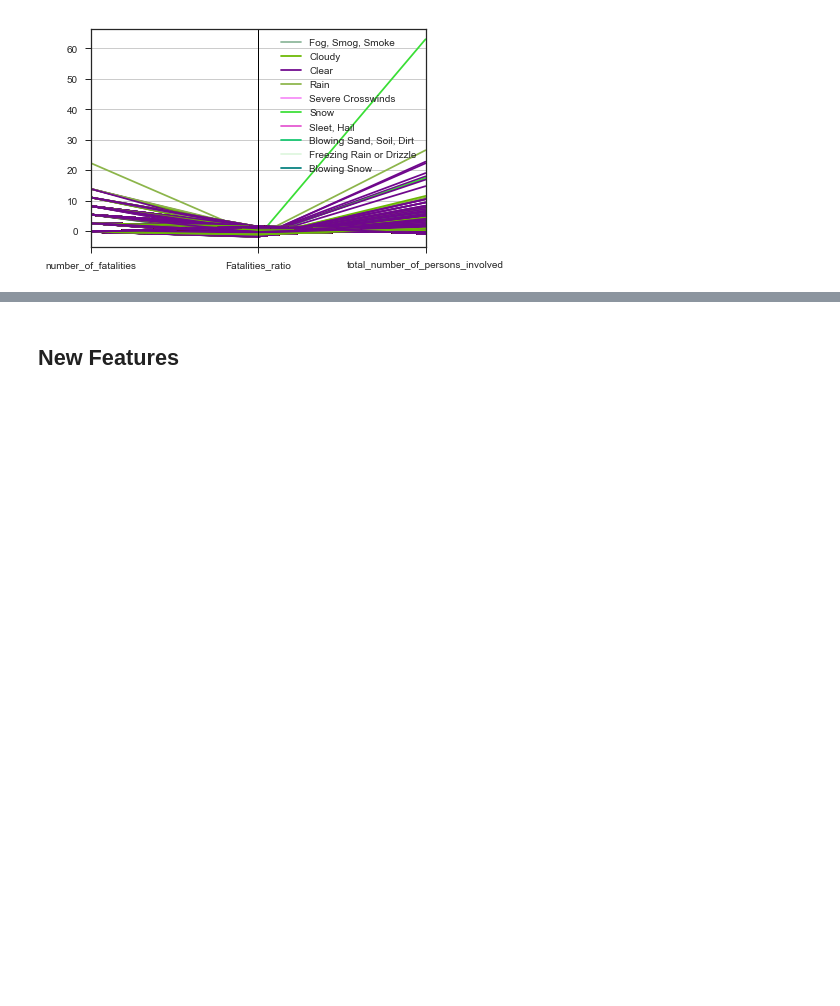
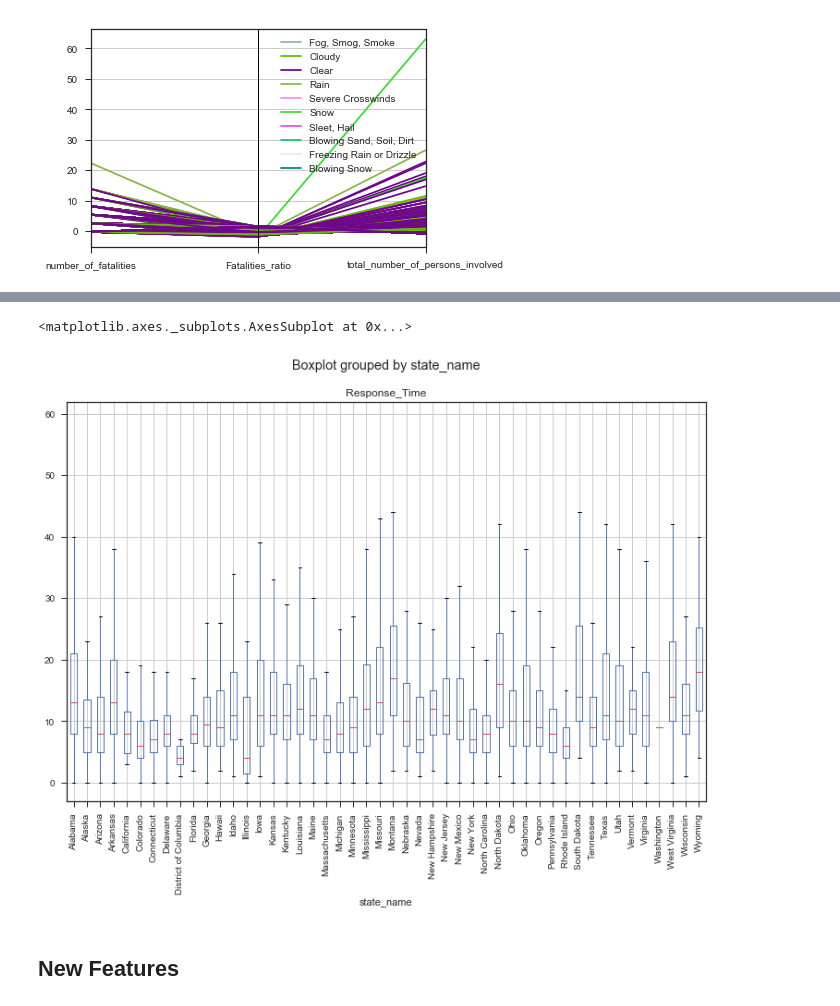
Before and after one commit to ecantu75/DataMining_Lab1, a Jupyter notebook: MSDS_7331_DataMining_Lab1.ipynb, the cells around one changed output, grey strips where cells are left out. Drawn from its saved outputs; the diff is of its cells as text; code cells hidden in the pictures; blank space fills up the shorter version.

```diff
--- a/MSDS_7331_DataMining_Lab1.ipynb
+++ b/MSDS_7331_DataMining_Lab1.ipynb
@@ -710,3 +767,10 @@ parallel_coordinates(acc_sub_normalized, 'atmospheric_conditions_name')
+# %%
+# Boxplot to compare the state reponse times
+Accident_df_fixed_Res= Accident_df[Accident_df.Response_Time < 60]
+Accident_df_fixed_Res.boxplot(column='Response_Time', by = 'state_name', rot=90, figsize=(12,8))
+# %% [output]
+<matplotlib.axes._subplots.AxesSubplot at 0x...>
+[figure, added]
 # %% [markdown]
 ## New Features
 # %% [markdown]
```
Also changed, not shown: parts of 6 cells of this notebook.
